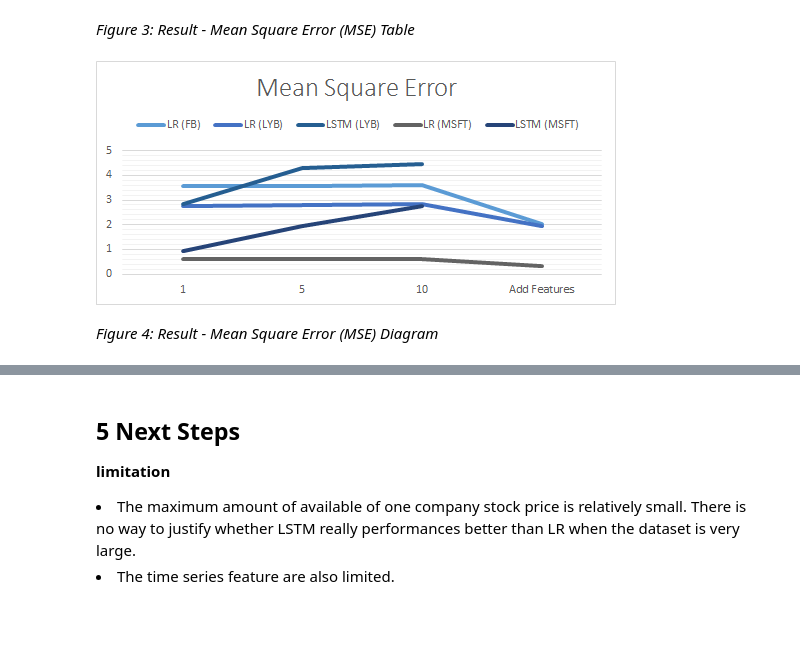
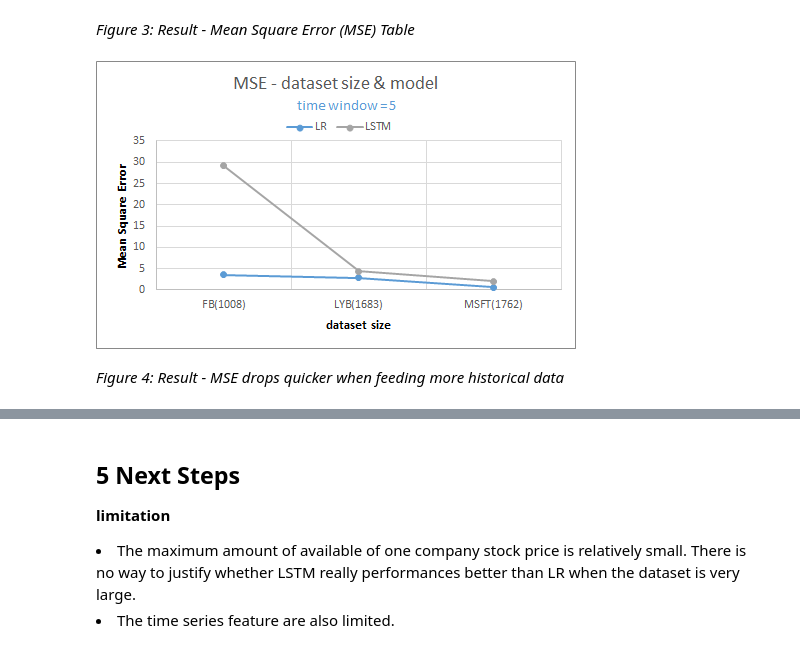
Before and after one commit to Monfffy/StcokPrice, a Jupyter notebook: Project2-StcokPricePrediction.ipynb, the cells around one changed output, grey strips where cells are left out. Saved outputs shown, nothing was run; the diff lists cells and outputs as text; code cells hidden in the pictures; blank space fills up the shorter version.

```diff
--- a/Project2-StcokPricePrediction.ipynb
+++ b/Project2-StcokPricePrediction.ipynb
@@ -466,8 +466,8 @@ Image(filename='MSE_table.png')
 # %% [markdown]
 *Figure 3: Result - Mean Square Error (MSE) Table*
 # %%
-Image(filename='MSE_diagram.png')
+Image(filename='MSE_diagram_model.png')
 # %% [output]
-[figure, old version]
+[figure, new version]
 # %% [markdown]
-*Figure 4: Result - Mean Square Error (MSE) Diagram*
+*Figure 4: Result - MSE drops quicker when feeding more historical data*
```
Also changed, not shown: parts of 12 cells of this notebook.
